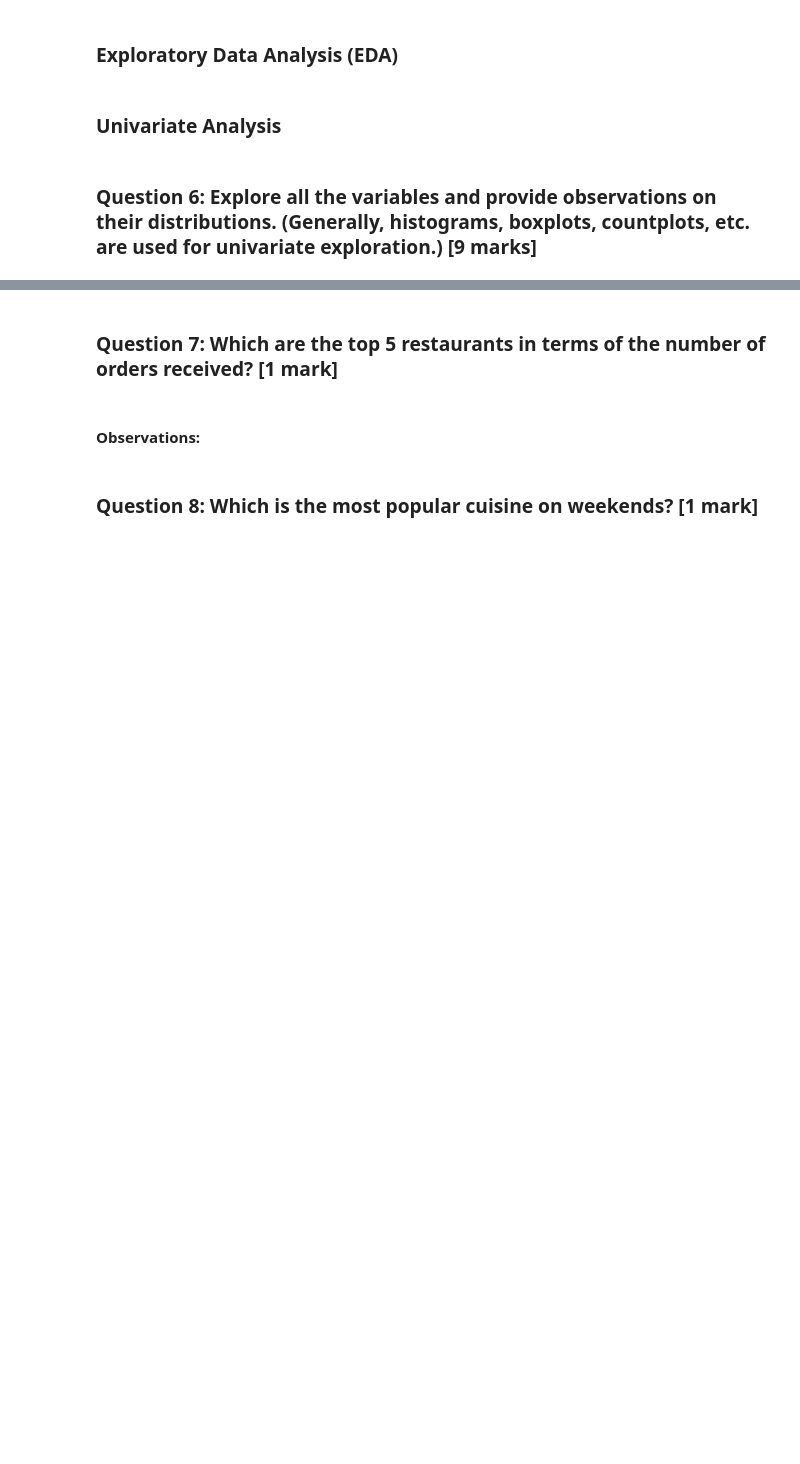
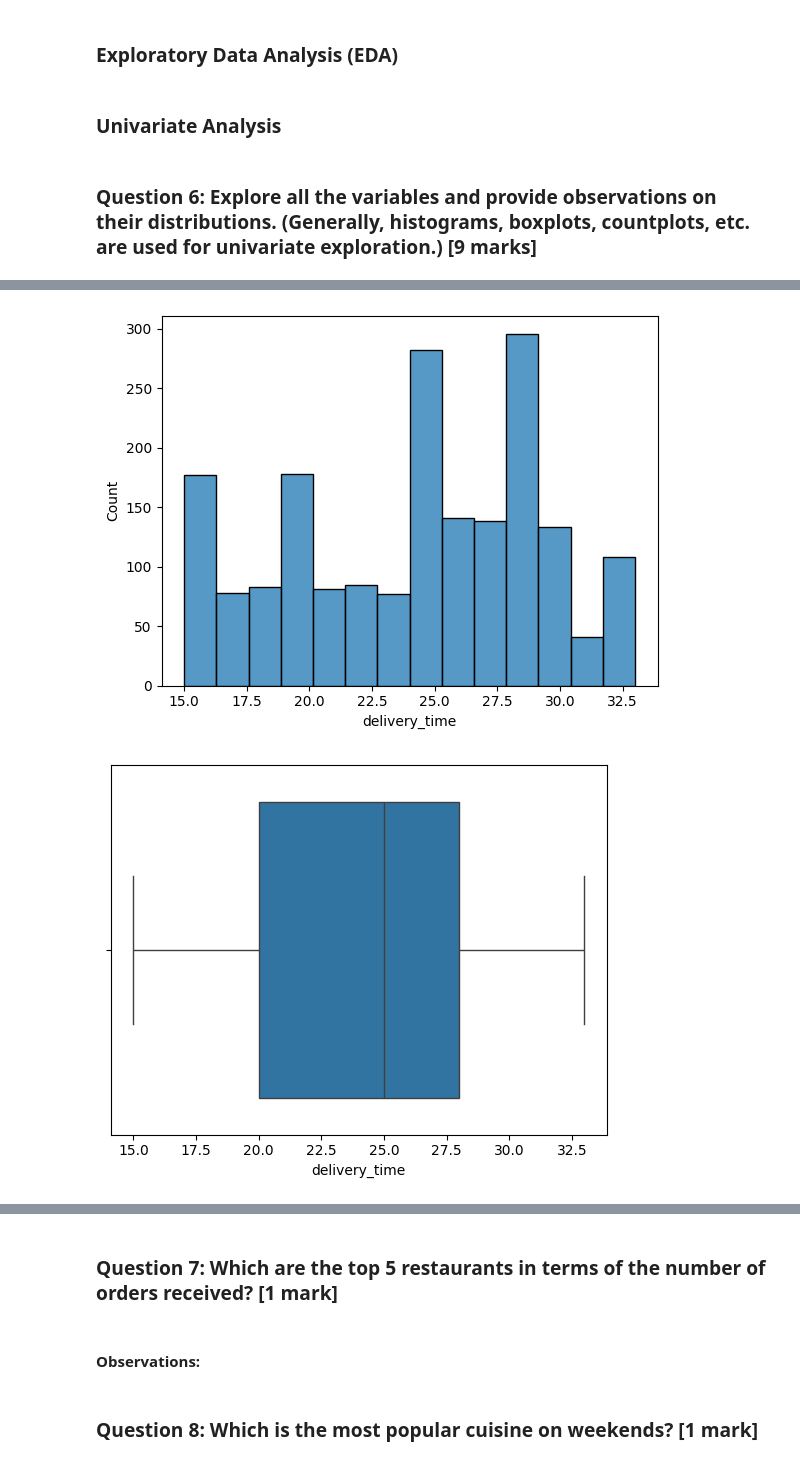
Before and after one commit to Suhaskarthik/python-foodhub-project, a Jupyter notebook: foodhub_project.ipynb, the cells around one changed output, grey strips where cells are left out. Drawn from its saved outputs; the diff is of its cells as text; code cells hidden in the pictures; blank space fills up the shorter version.

```diff
--- a/foodhub_project.ipynb
+++ b/foodhub_project.ipynb
@@ -147,0 +170,10 @@ orders_not_rated
+# %%
+# Historgram of Delivery Time
+sns.histplot(data=df,x='delivery_time')
+plt.show()
+
+sns.boxplot(data=df,x='delivery_time')
+plt.show()
+# %% [output]
+[figure, added]
+[figure, added]
```
Also changed, not shown: parts of 7 cells of this notebook.
